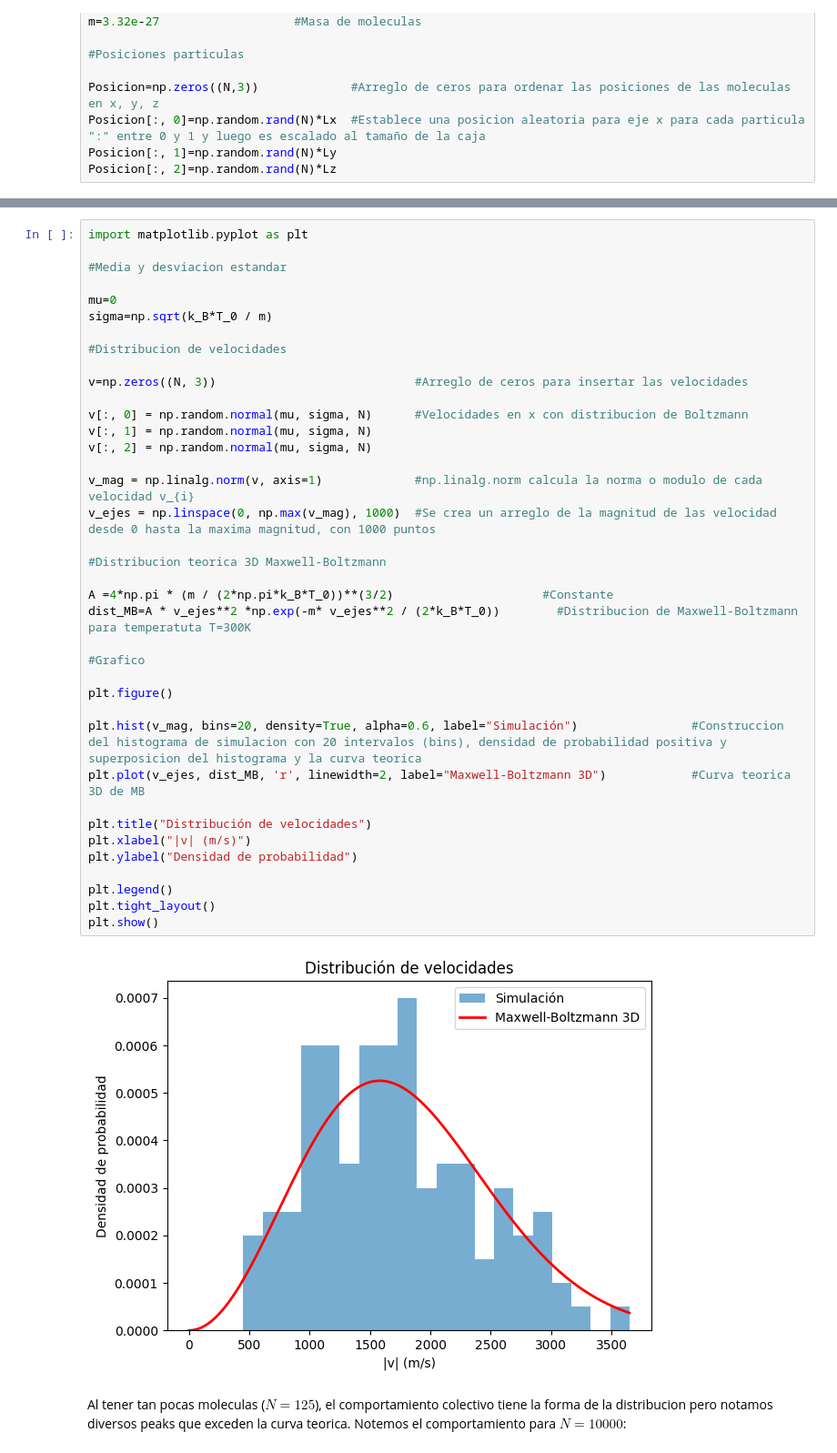
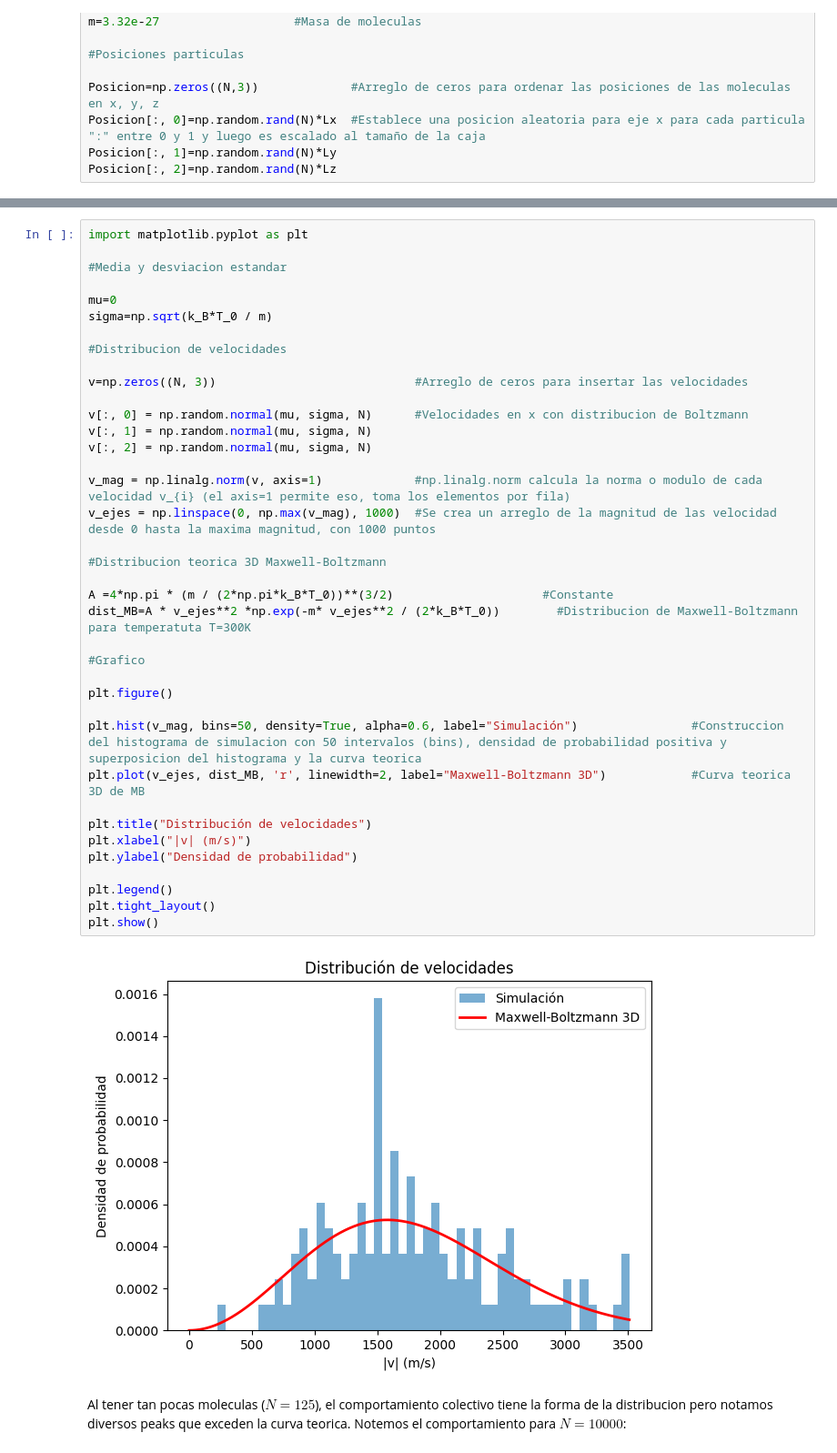
Before and after one commit to AlonsoRecabarren/Computing-Physics, a Jupyter notebook: Homeworks/Homework 1/Problema 4.ipynb, the cells around one changed output, grey strips where cells are left out. Shown at 91% size. Drawn from its saved outputs; the diff is of its cells as text.

```diff
--- a/Homeworks/Homework 1/Problema 4.ipynb
+++ b/Homeworks/Homework 1/Problema 4.ipynb
@@ -140,36 +140,36 @@ sigma=np.sqrt(k_B*T_0 / m)
 
 #Distribucion de velocidades
 
 v=np.zeros((N, 3))                            #Arreglo de ceros para insertar las velocidades
 
 v[:, 0] = np.random.normal(mu, sigma, N)      #Velocidades en x con distribucion de Boltzmann
 v[:, 1] = np.random.normal(mu, sigma, N)
 v[:, 2] = np.random.normal(mu, sigma, N)
 
-v_mag = np.linalg.norm(v, axis=1)             #np.linalg.norm calcula la norma o modulo de cada velocidad v_{i}
+v_mag = np.linalg.norm(v, axis=1)             #np.linalg.norm calcula la norma o modulo de cada velocidad v_{i} (el axis=1 permite eso, toma los elementos por fila)
 v_ejes = np.linspace(0, np.max(v_mag), 1000)  #Se crea un arreglo de la magnitud de las velocidad desde 0 hasta la maxima magnitud, con 1000 puntos
 
 #Distribucion teorica 3D Maxwell-Boltzmann
 
 A =4*np.pi * (m / (2*np.pi*k_B*T_0))**(3/2)                     #Constante
 dist_MB=A * v_ejes**2 *np.exp(-m* v_ejes**2 / (2*k_B*T_0))        #Distribucion de Maxwell-Boltzmann para temperatuta T=300K
 
 #Grafico
 
 plt.figure()
 
-plt.hist(v_mag, bins=20, density=True, alpha=0.6, label="Simulación")                #Construccion del histograma de simulacion con 20 intervalos (bins), densidad de probabilidad positiva y superposicion del histograma y la curva teorica
+plt.hist(v_mag, bins=50, density=True, alpha=0.6, label="Simulación")                #Construccion del histograma de simulacion con 50 intervalos (bins), densidad de probabilidad positiva y superposicion del histograma y la curva teorica
 plt.plot(v_ejes, dist_MB, 'r', linewidth=2, label="Maxwell-Boltzmann 3D")            #Curva teorica 3D de MB
 
 plt.title("Distribución de velocidades")
 plt.xlabel("|v| (m/s)")
 plt.ylabel("Densidad de probabilidad")
 
 plt.legend()
 plt.tight_layout()
 plt.show()
 # %% [output]
-[figure, old version]
+[figure, new version]
 # %% [markdown]
 Al tener tan pocas moleculas ($N=125$), el comportamiento colectivo tiene la forma de la distribucion pero notamos diversos peaks que exceden la curva teorica. Notemos el comportamiento para $N=10000$:
 # %%
```
Also changed, not shown: parts of 13 cells of this notebook.
